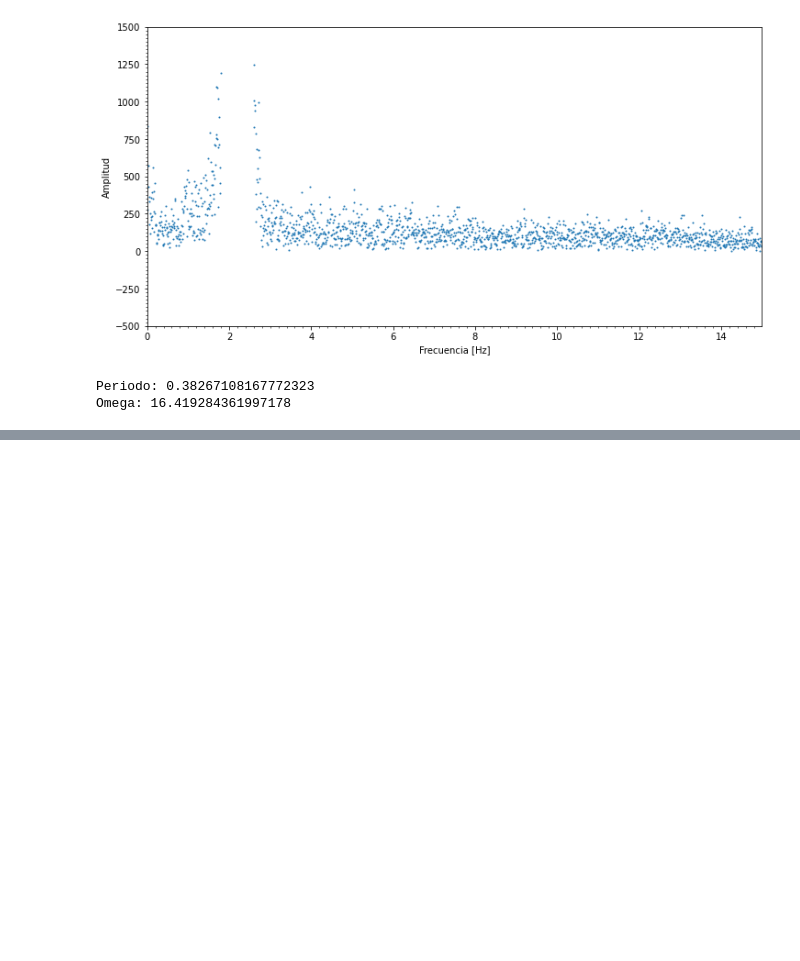
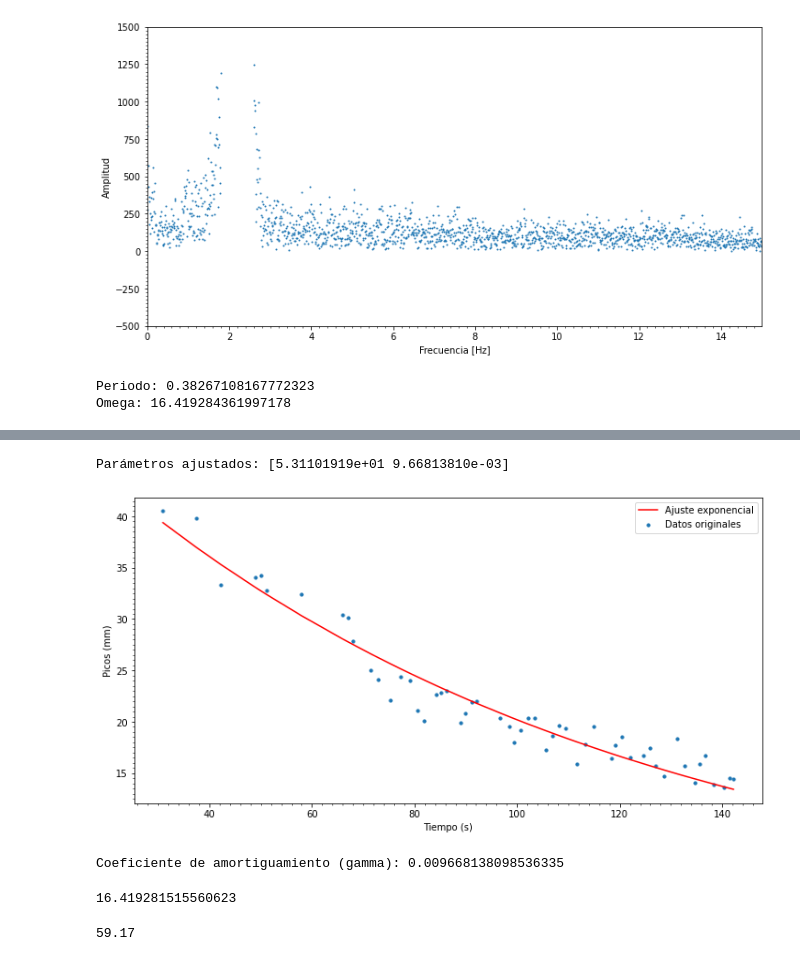
Before and after one commit to PM-lopez/Informe-3, a Jupyter notebook: Informe 3.ipynb, the cells around one changed output, grey strips where cells are left out. Cells and saved outputs as stored; diff of their text form; code cells hidden in the pictures; blank space fills up the shorter version.

```diff
--- a/Informe 3.ipynb
+++ b/Informe 3.ipynb
@@ -89,0 +129,50 @@ print(peaks)
+# %%
+# Definir la función exponencial negativa
+def exponencialNegativa(x, a, b):
+    return a * np.exp(-b * x)
+
+listaPeak2 = np.array(listaPeak2)
+listaTiempo2 = np.array(listaTiempo2)
+
+# Proveer valores iniciales (esto es crucial si curve_fit no converge)
+# a: amplitud inicial (puedes obtenerlo como el primer valor de listaPeak)
+# b: tasa de decaimiento (inicialmente 0.1 puede ser un buen punto de partida)
+valor_inicial_a = listaPeak2[0]
+valor_inicial_b = 0.1
+popt, pcov = curve_fit(exponencialNegativa, listaTiempo2, listaPeak2, p0=[valor_inicial_a, valor_inicial_b])
+
+# Ver los resultados del ajuste
+print("Parámetros ajustados:", popt)  # popt contiene [a, b], donde b es el coeficiente de amortiguamiento
+
+# Graficar el ajuste
+y_fit = exponencialNegativa(listaTiempo2, *popt)
+fig, ax = plt.subplots(1, 1, figsize=(12, 6))
+ax.scatter(listaTiempo2, listaPeak2, s=10, label="Datos originales")
+ax.plot(listaTiempo2, y_fit, color="red", label="Ajuste exponencial")
+ax.set_xlabel("Tiempo (s)")
+ax.set_ylabel("Picos (mm)")
+ax.xaxis.set_minor_locator(AutoMinorLocator(10))
+ax.yaxis.set_minor_locator(AutoMinorLocator(10))
+ax.legend()
+plt.show()
+
+# Extraer el coeficiente de amortiguamiento
+gamma = popt[1]
+print(f"Coeficiente de amortiguamiento (gamma): {gamma}")
+# %% [output]
+Parámetros ajustados: [5.31101919e+01 9.66813810e-03]
+[figure, added]
+Coeficiente de amortiguamiento (gamma): 0.009668138098536335
+# %%
+wPrima=np.sqrt((omega**2)-(gamma**2))
+print(wPrima)
+# %% [output]
+16.419281515560623
+# %%
+A=max(posicionFinal2)
+print(A)
+tiempoFinal=np.array(tiempoFinal)
+A=np.array(A)
+x_t=A*np.exp(-1*gamma*tiempoFinal)*np.cos(wPrima*tiempoFinal)
+# %% [output]
+59.17
```
Also changed, not shown: parts of 8 cells of this notebook.
